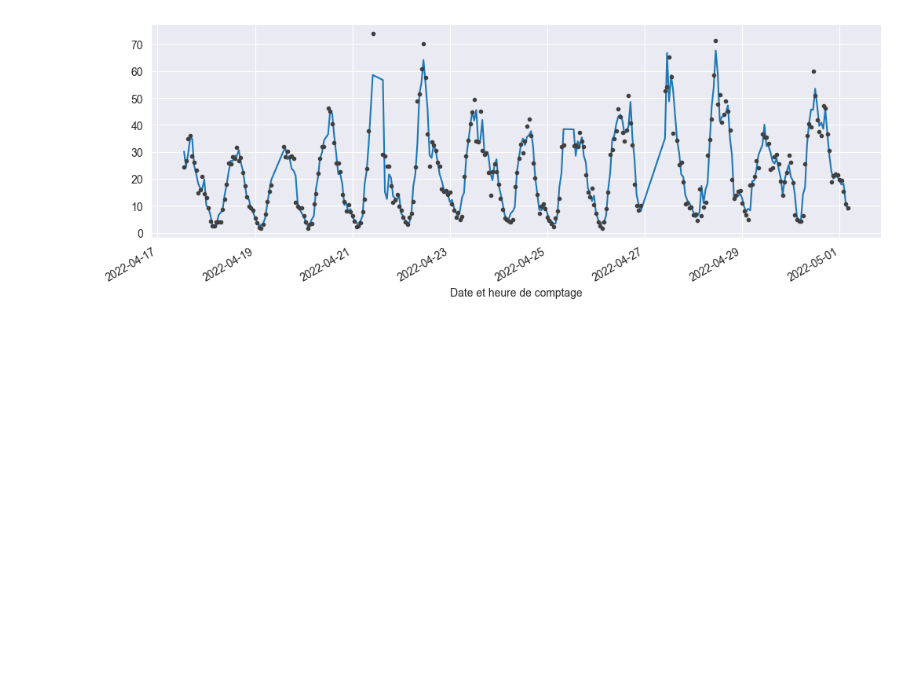
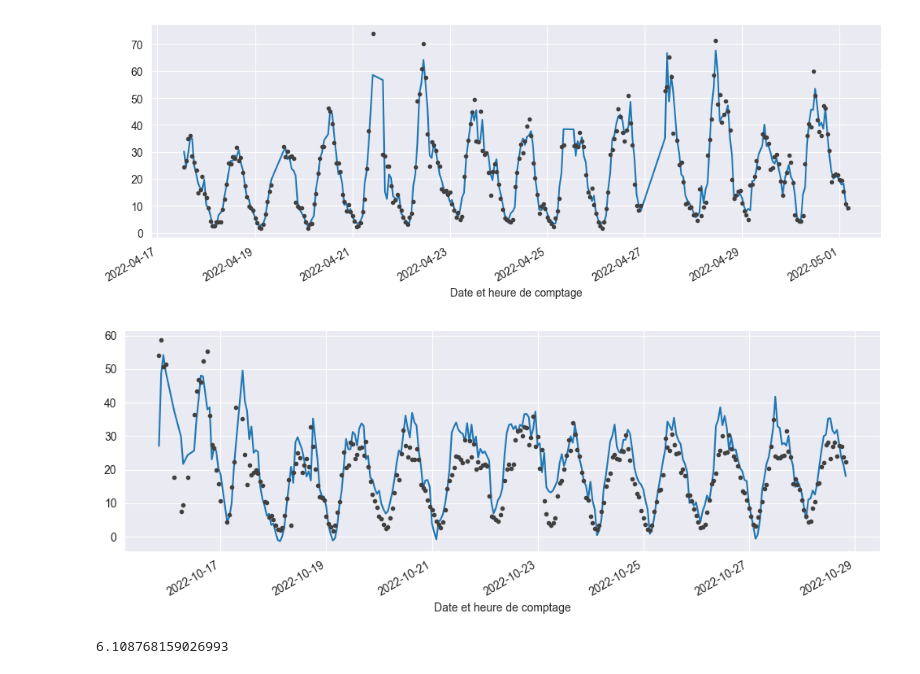
Before and after one commit to pavelkurach/bcg-datathon-2023, a Jupyter notebook: playground/model1.ipynb, the cells around one changed output. Saved outputs shown, nothing was run; the diff lists cells and outputs as text; code cells hidden in the pictures; blank space fills up the shorter version.

Commit message:
added test error

```diff
--- a/playground/model1.ipynb
+++ b/playground/model1.ipynb
@@ -324,3 +324,38 @@ sns.lineplot(x=y.index[3000:3300], y=y_pred[3000:3300],
 ax = y[3000:3300].plot(color='0.25', style='.')
 # %% [output]
 [figure]
+# %%
+df = data_test[data_test['Libelle_AV_Champs_Elysees'] == 1].copy()
+y = df[target]
+
+X = df.loc[:, ['index']]
+
+y_trend = pd.Series(model_trend.predict(X), index=df.index)
+y_det = y - y_trend
+
+X_f = fourier.in_sample(pd.DatetimeIndex(df['datetime']))
+y_seasonal = pd.Series(model_seasonal.predict(X_f), index=df.index)
+y_desnl = y_det - y_seasonal
+
+lags = make_lags(y_desnl, lags=3)
+
+X = lags.loc[:, [f'y_lag_{i}' for i in range(1, 4)]].copy().fillna(lags['y_lag_1'].mean())
+
+y_cycle = pd.Series(model_cycle.predict(X), index=df.index)
+
+X = df.loc[:, features]
+y_ext = pd.Series(model_res.predict(X), index=df.index)
+
+y_pred = y_trend + y_seasonal + y_cycle + y_ext
+
+fig, ax = plt.subplots(figsize=(12, 4))
+sns.lineplot(x=y.index[:300], y=y_pred[:300],
+             ax=ax)
+ax = y[:300].plot(color='0.25', style='.')
+# %% [output]
+[figure, added]
+# %%
+from sklearn.metrics import mean_squared_error
+mean_squared_error(y, y_pred, squared=False)
+# %% [output]
+6.108768159026993
```
Also changed, not shown: 1 other file.
